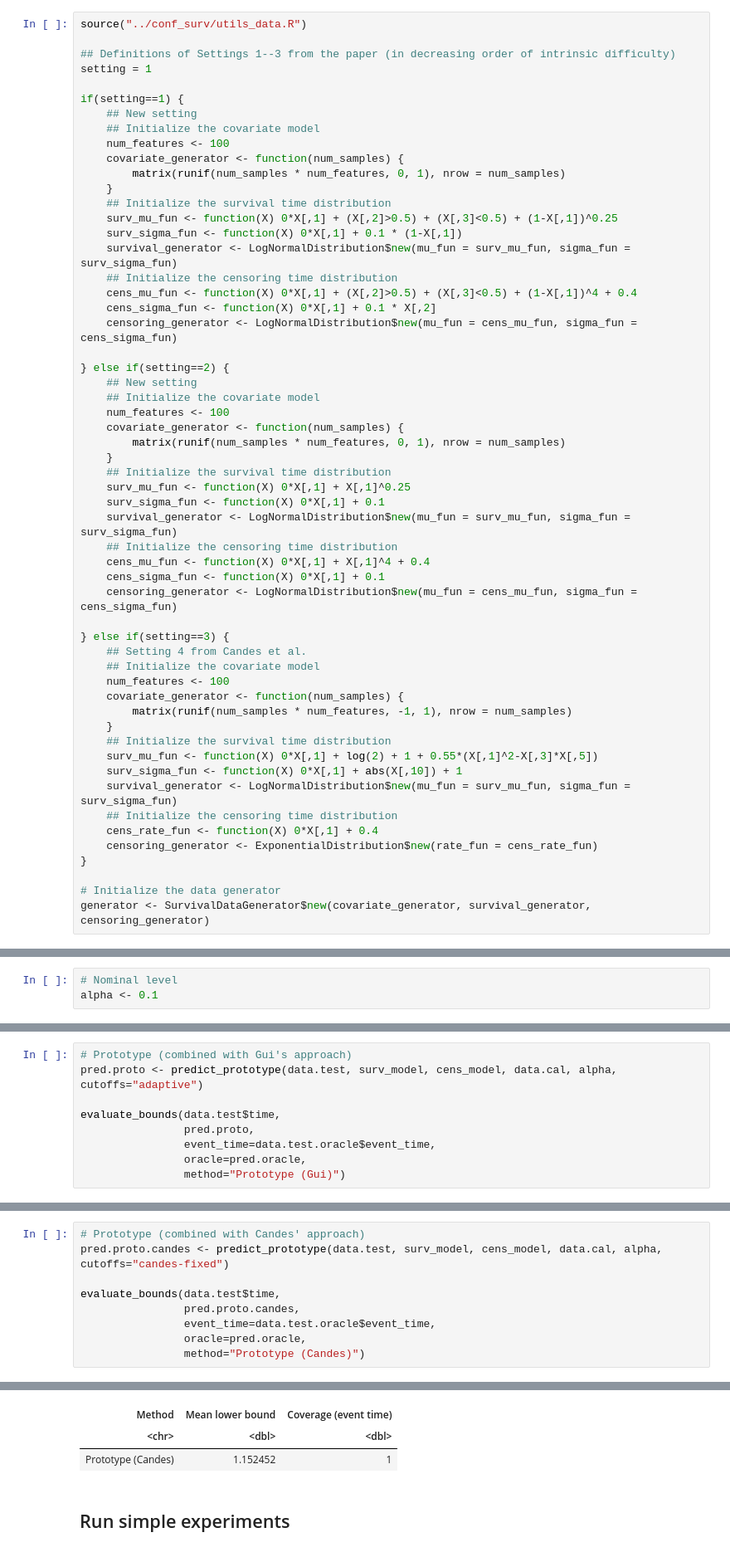
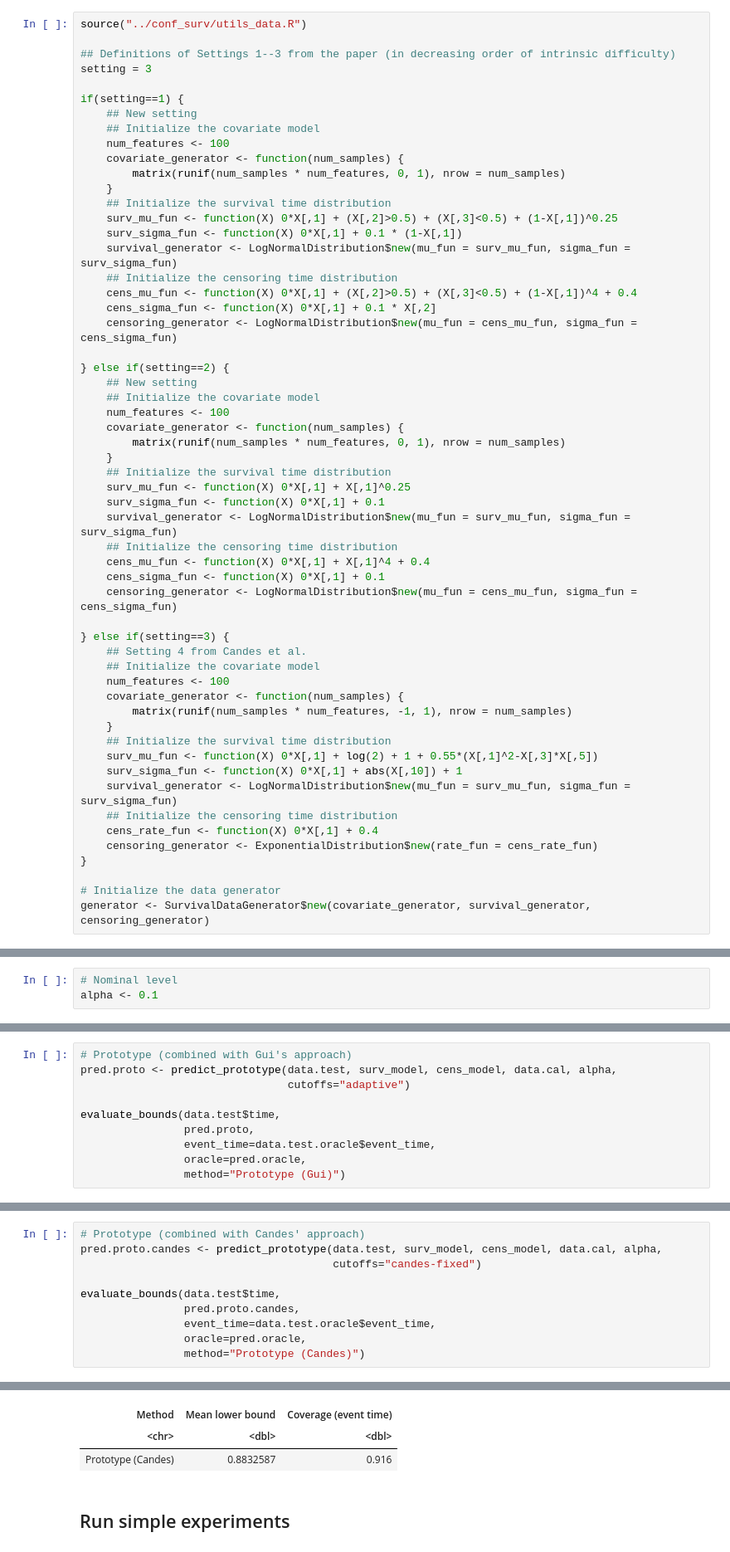
Before and after one commit to msesia/conformal_survival, a Jupyter notebook: code/examples/example_1.ipynb, the cells around one changed output, grey strips where cells are left out. Shown at 83% size. Drawn from its saved outputs; the diff is of its cells as text.

```diff
--- a/code/examples/example_1.ipynb
+++ b/code/examples/example_1.ipynb
@@ -20,7 +20,7 @@ We focus on Setting 8 from the paper. In this setting, fitting an accurate survi
 source("../conf_surv/utils_data.R")
 
 ## Definitions of Settings 1--3 from the paper (in decreasing order of intrinsic difficulty)
-setting = 1
+setting = 3
 
 if(setting==1) {
     ## New setting
@@ -314,6 +314,7 @@ A tibble: 1 × 3
 # %%
 # Prototype (combined with Gui's approach)
-pred.proto <- predict_prototype(data.test, surv_model, cens_model, data.cal, alpha, cutoffs="adaptive")
+pred.proto <- predict_prototype(data.test, surv_model, cens_model, data.cal, alpha,
+                                cutoffs="adaptive")
 
 evaluate_bounds(data.test$time,
                 pred.proto,
@@ -328,17 +329,18 @@ A tibble: 1 × 3
 # %%
 # Prototype (combined with Candes' approach)
-pred.proto.candes <- predict_prototype(data.test, surv_model, cens_model, data.cal, alpha, cutoffs="candes-fixed")
+pred.proto.candes <- predict_prototype(data.test, surv_model, cens_model, data.cal, alpha,
+                                       cutoffs="candes-fixed")
 
 evaluate_bounds(data.test$time,
                 pred.proto.candes,
                 event_time=data.test.oracle$event_time,
                 oracle=pred.oracle,
                 method="Prototype (Candes)")
 # %% [output]
 A tibble: 1 × 3
 | Method | Mean lower bound | Coverage (event time) |
 | <chr> | <dbl> | <dbl> |
-| Prototype (Candes) | 1.152452 | 1 |
+| Prototype (Candes) | 0.8832587 | 0.916 |
 # %% [markdown]
 ## Run simple experiments
 # %%
```
Also changed, not shown: parts of 13 cells of this notebook, 1 other file.
